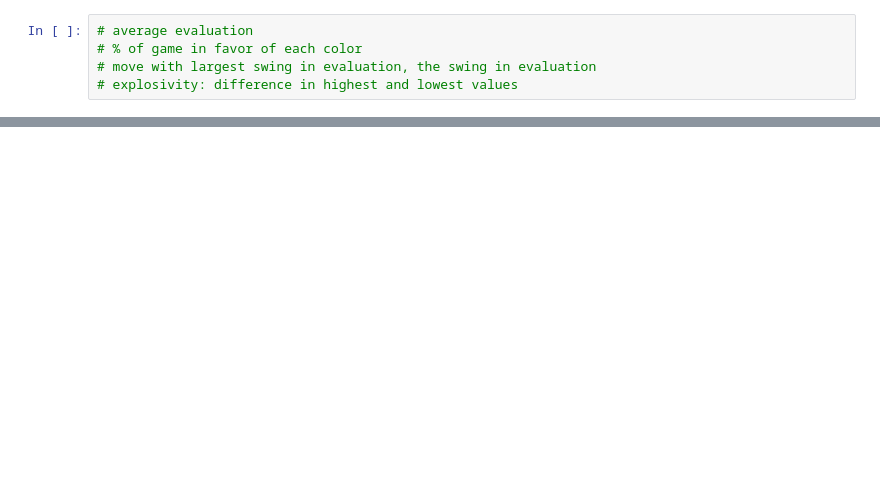
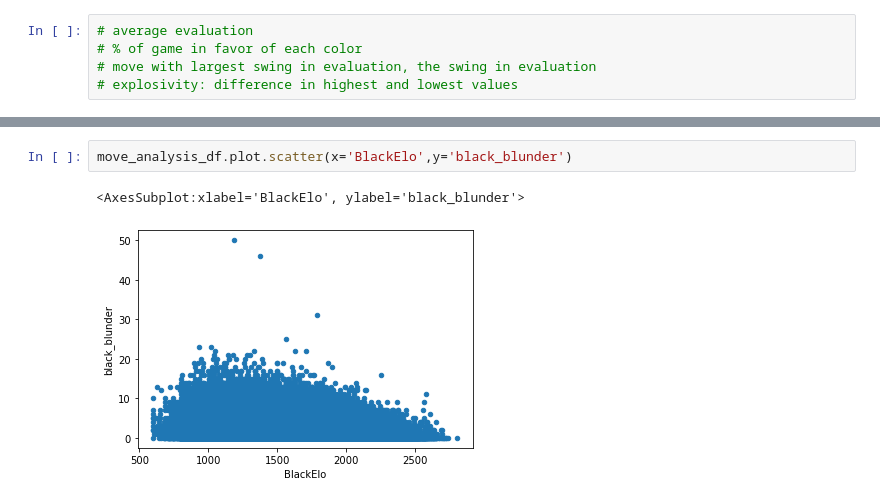
Before and after one commit to christianmeinz1516/MA384_LichessProject, a Jupyter notebook: Project Work.ipynb, the cells around one changed output, grey strips where cells are left out. Saved outputs shown, nothing was run; the diff lists cells and outputs as text; blank space fills up the shorter version.

```diff
--- a/Project Work.ipynb
+++ b/Project Work.ipynb
@@ -314,0 +387,5 @@ for value in moves.values[0]:
+# %%
+move_analysis_df.plot.scatter(x='BlackElo',y='black_blunder')
+# %% [output]
+<AxesSubplot:xlabel='BlackElo', ylabel='black_blunder'>
+[figure, added]
```
Also changed, not shown: parts of 21 cells of this notebook.
